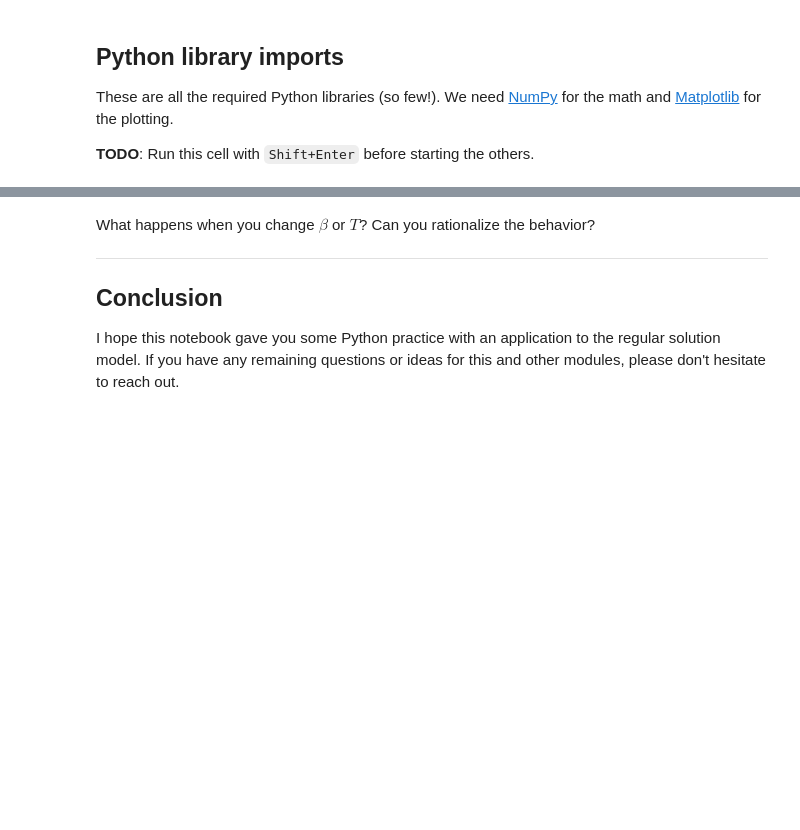
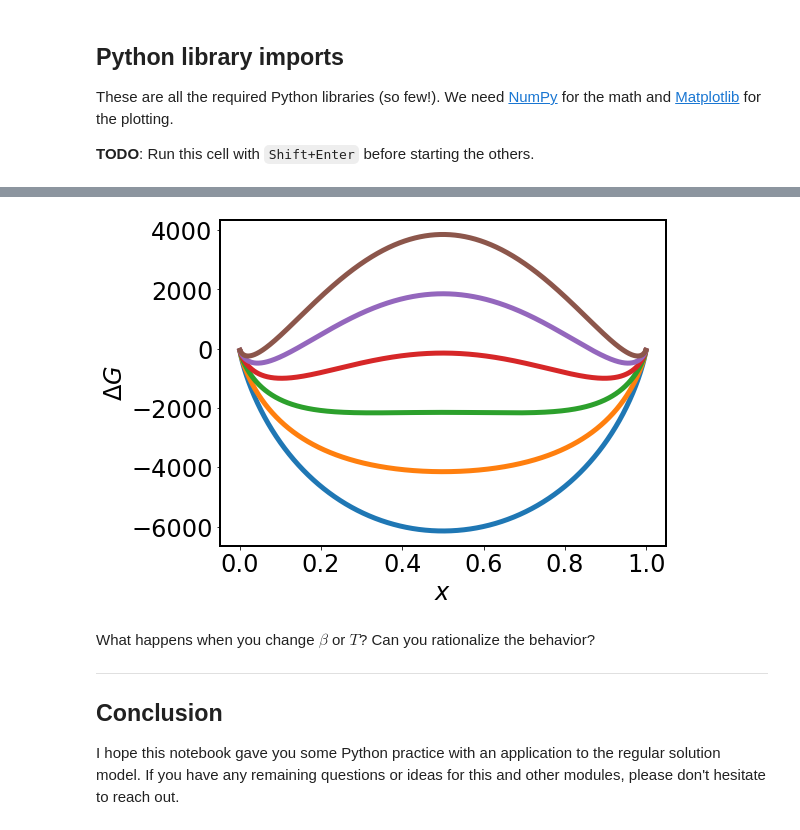
Before and after one commit to enze-chen/learning_modules, a Jupyter notebook: mse/Regular_solution_plot.ipynb, the cells around one changed output, grey strips where cells are left out. Saved outputs shown, nothing was run; the diff lists cells and outputs as text; code cells hidden in the pictures; blank space fills up the shorter version.

Commit message:
added plotting practice

```diff
--- a/mse/Regular_solution_plot.ipynb
+++ b/mse/Regular_solution_plot.ipynb
@@ -130,23 +140,14 @@ Note: Like all problems, there are *many ways* one can complete this section. Fo
 # %%
 # These are matplotlib.pyplot settings; optional but helpful!
 plt.rcParams.update({'figure.figsize':(8,6), 'font.size':24, \
                      'lines.linewidth':5, 'axes.linewidth':2})
 
 # ---------------------- #
 # YOUR CODE HERE
 
 # ---------------------- #
-
-# More plot settings
-ax.tick_params(direction='in', length=10, width=2)
-ax.set_xlim(0, 1)
-
-# Always label your axes! Here I've put a little special formatting in
-ax.set_xlabel(r'$x$')
-ax.set_ylabel(r'$\Delta G$')
-
-# Must be included to explicitly display the plot
-plt.show()
+# %% [output]
+[figure, added]
 # %% [markdown]
 What happens when you change $\beta$ or $T$? Can you rationalize the behavior?
 
```
Also changed, not shown: parts of 8 cells of this notebook, 3 other files.
